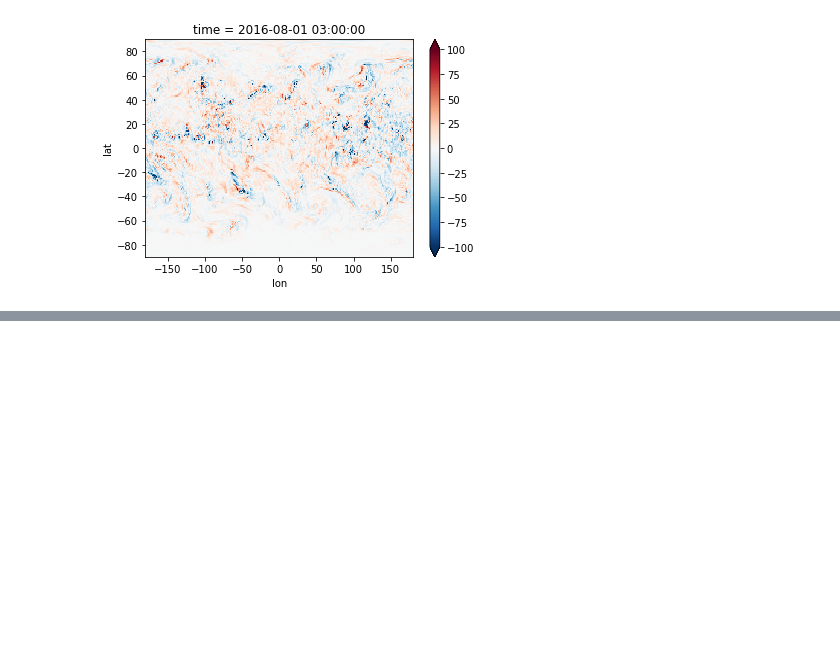
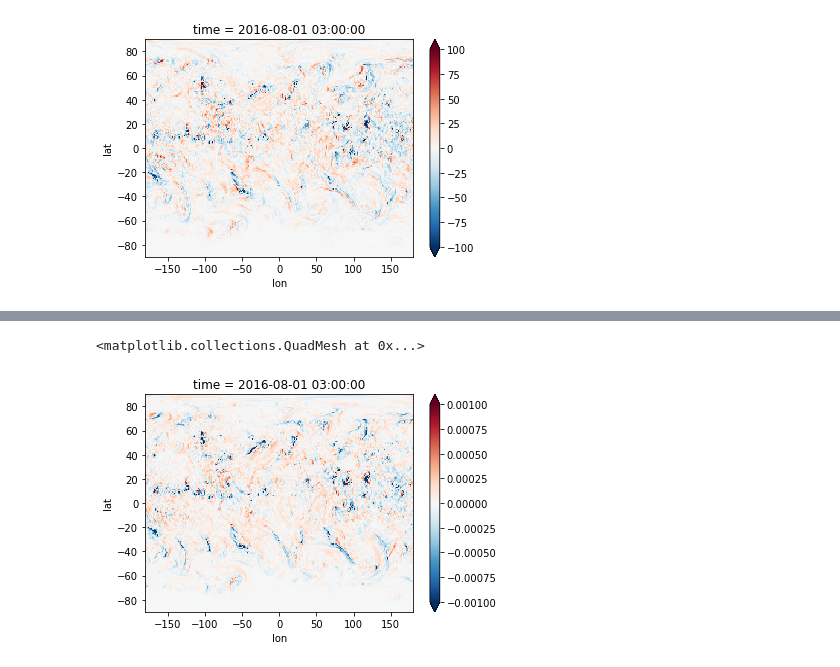
Before and after one commit to ai2cm/fv3net, a Jupyter notebook: notebooks/development/2019-08-30-apparent source.ipynb, the cells around one changed output, grey strips where cells are left out. Saved outputs shown, nothing was run; the diff lists cells and outputs as text; code cells hidden in the pictures; blank space fills up the shorter version.

```diff
--- a/notebooks/development/2019-08-30-apparent source.ipynb
+++ b/notebooks/development/2019-08-30-apparent source.ipynb
@@ -31,0 +44,7 @@ net_precitation[0].plot(vmax=100)
+# %%
+w_int = mass_integrate(qv_adv, ds.w).persist()
+# %%
+w_int[0].plot(vmax=1e-3)
+# %% [output]
+<matplotlib.collections.QuadMesh at 0x...>
+[figure, added]
```
Also changed, not shown: parts of 19 cells of this notebook, 2 other files.
